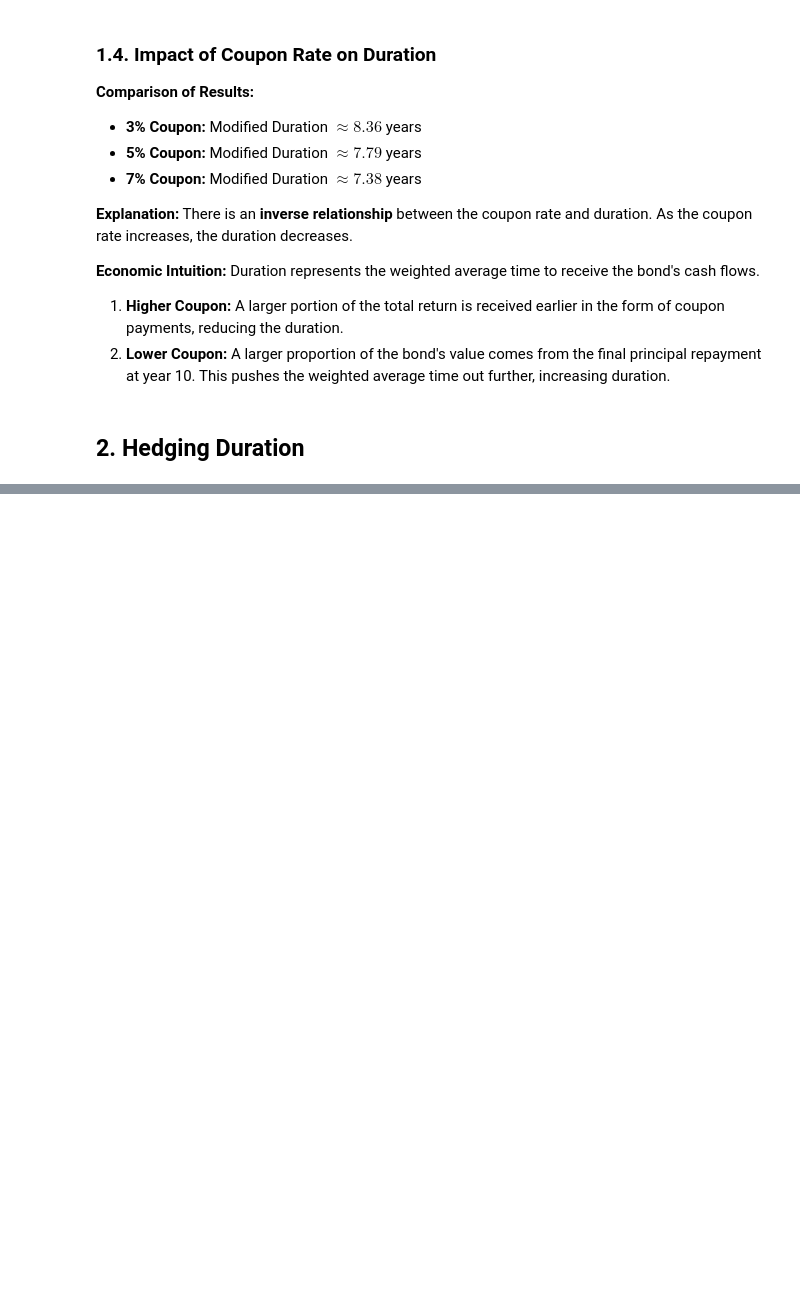
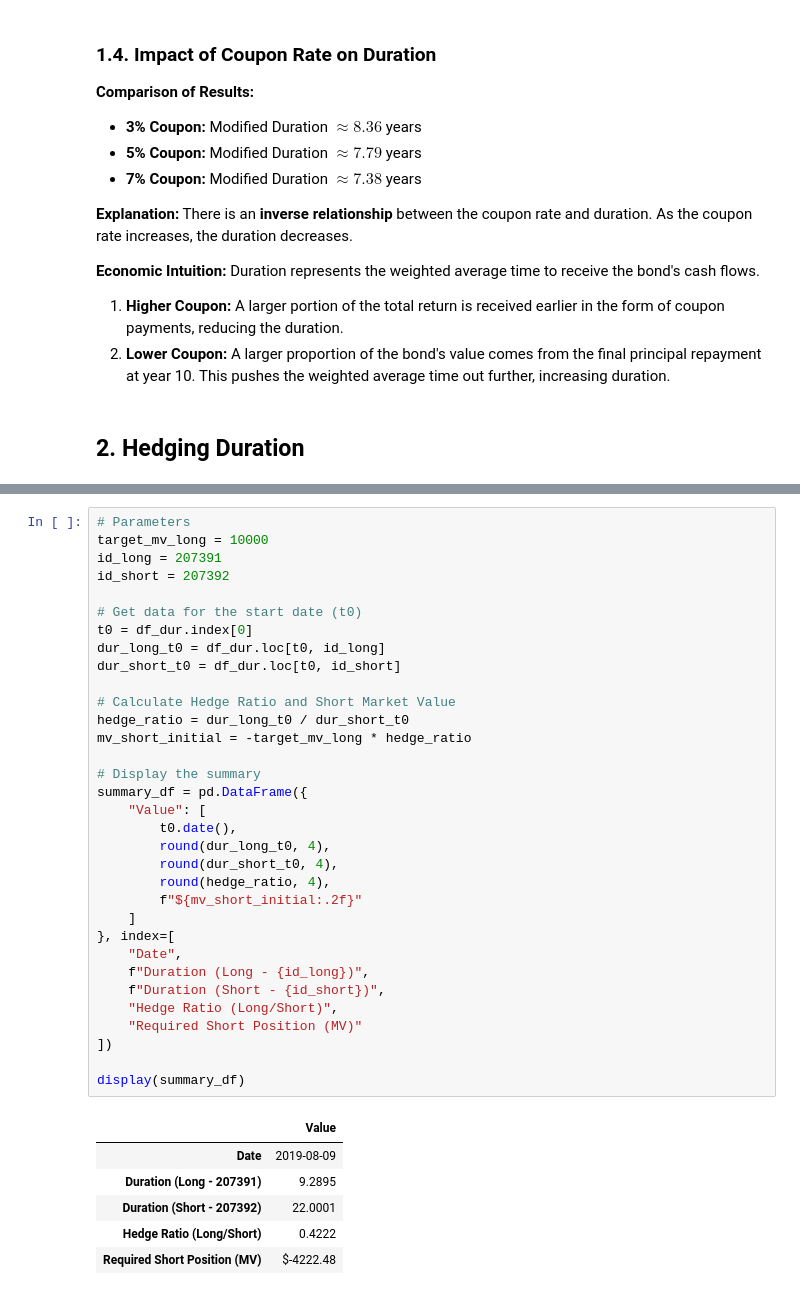
Before and after one commit to DipeshGhimire/FinMath-FixedIncome, a Jupyter notebook: interest_rate_risk/duration.ipynb, the cells around one changed output, grey strips where cells are left out. Saved outputs shown, nothing was run; the diff lists cells and outputs as text; blank space fills up the shorter version.

```diff
--- a/interest_rate_risk/duration.ipynb
+++ b/interest_rate_risk/duration.ipynb
@@ -135,0 +183,40 @@ Duration represents the weighted average time to receive the bond's cash flows.
+# %%
+# Parameters
+target_mv_long = 10000
+id_long = 207391
+id_short = 207392
+
+# Get data for the start date (t0)
+t0 = df_dur.index[0]
+dur_long_t0 = df_dur.loc[t0, id_long]
+dur_short_t0 = df_dur.loc[t0, id_short]
+
+# Calculate Hedge Ratio and Short Market Value
+hedge_ratio = dur_long_t0 / dur_short_t0
+mv_short_initial = -target_mv_long * hedge_ratio
+
+# Display the summary
+summary_df = pd.DataFrame({
+    "Value": [
+        t0.date(),
+        round(dur_long_t0, 4),
+        round(dur_short_t0, 4),
+        round(hedge_ratio, 4),
+        f"${mv_short_initial:.2f}"
+    ]
+}, index=[
+    "Date",
+    f"Duration (Long - {id_long})",
+    f"Duration (Short - {id_short})",
+    "Hedge Ratio (Long/Short)",
+    "Required Short Position (MV)"
+])
+
+display(summary_df)
+# %% [output]
+|  | Value |
+| Date | 2019-08-09 |
+| Duration (Long - 207391) | 9.2895 |
+| Duration (Short - 207392) | 22.0001 |
+| Hedge Ratio (Long/Short) | 0.4222 |
+| Required Short Position (MV) | $-4222.48 |
```
Also changed, not shown: parts of 10 cells of this notebook, 3 other files.
